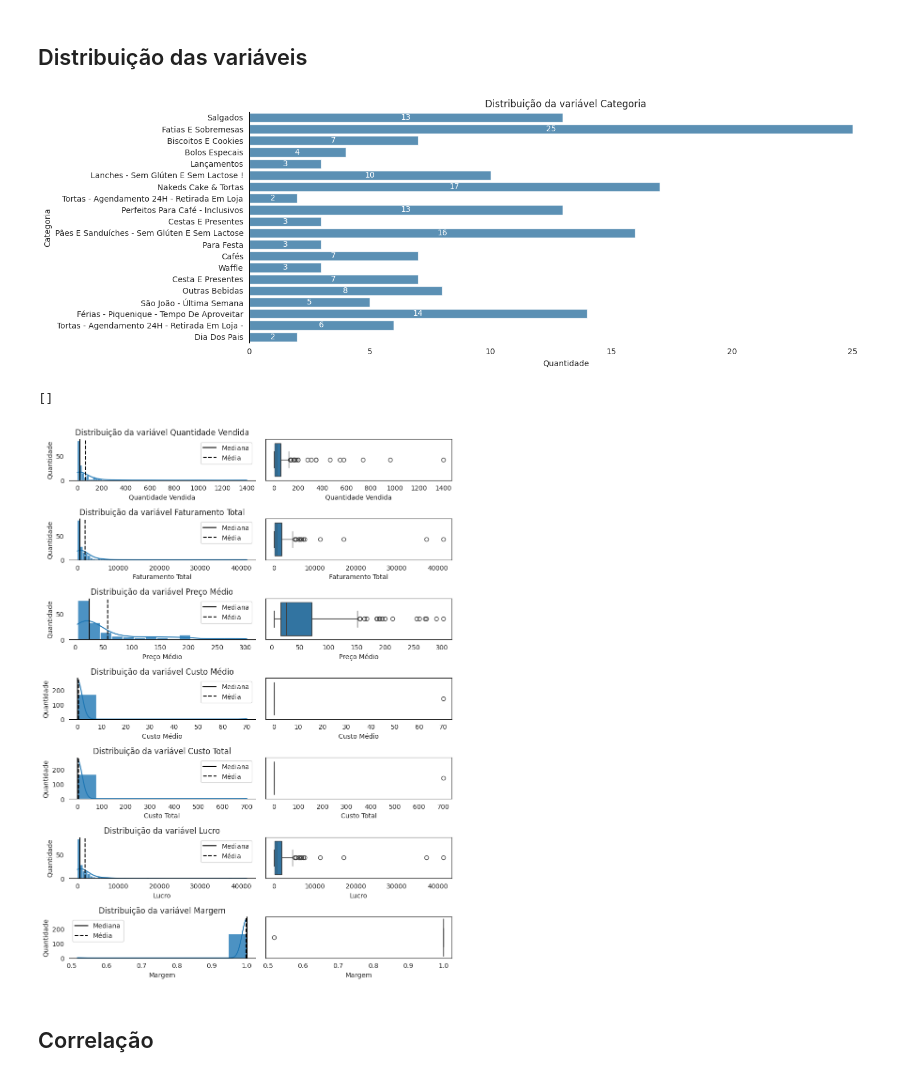
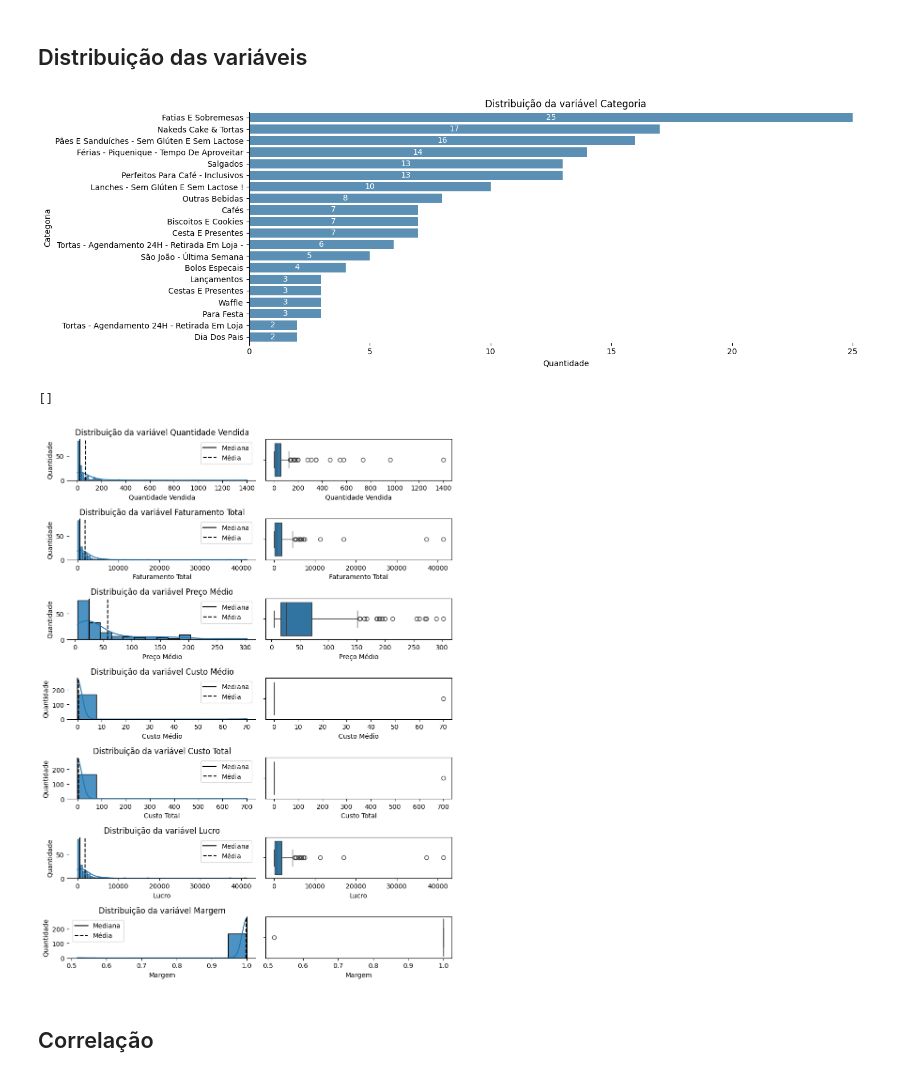
Before and after one commit to jjhonxpx/confeitaria_projeto01, a Jupyter notebook: EDA_Confeitaria.ipynb, the cells around one changed output. Drawn from its saved outputs; the diff is of its cells as text; code cells hidden in the pictures.

```diff
--- a/EDA_Confeitaria.ipynb
+++ b/EDA_Confeitaria.ipynb
@@ -193,20 +198,20 @@ max     700.000000  41329.500000    1.000000
 # %%
 # @title Variáveis qualitativas
 variaveis_qualitativas = df_dict.query("variavel == 'Categoria'").variavel.to_list()
 
 fig, ax = plt.subplots(figsize=(15, 5))
 
 for i, variavel in enumerate(variaveis_qualitativas):
-    sns.countplot(df, y=variavel, alpha=.8)
+    sns.countplot(df, y=variavel, order=df[variavel].value_counts().index, alpha=.8)
     ax.bar_label(ax.containers[0], fmt="%d", color="white", label_type="center")
     ax.set(title=f"Distribuição da variável {variavel}", xlabel="Quantidade")
     for side in ["bottom", "top", "right"]:
         ax.spines[side].set_visible(False)
     ax.spines["left"].set_color("black")
 plt.tight_layout()
 plt.show()
 # %% [output]
-[figure, old version]
+[figure, new version]
 # %%
 # @title Variáveis quantitativas
 variaveis_quantitativas = df_dict.query("tipo == 'quantitativa'").variavel.to_list()
@@ -230,7 +235,7 @@ plt.tight_layout()
 plt.plot()
 # %% [output]
 []
-[figure, old version]
+[figure, new version]
 # %% [markdown]
 ## Correlação
 # %%
```
Also changed, not shown: parts of 4 cells of this notebook.
